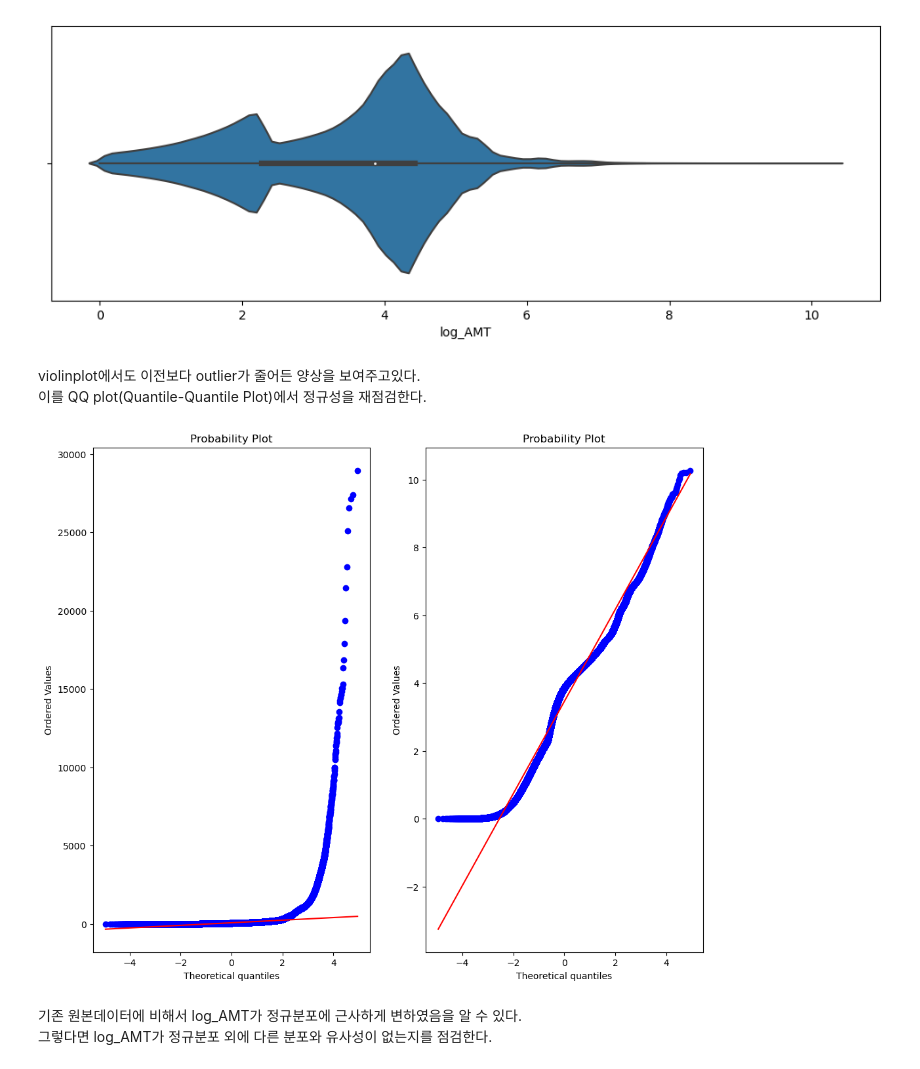
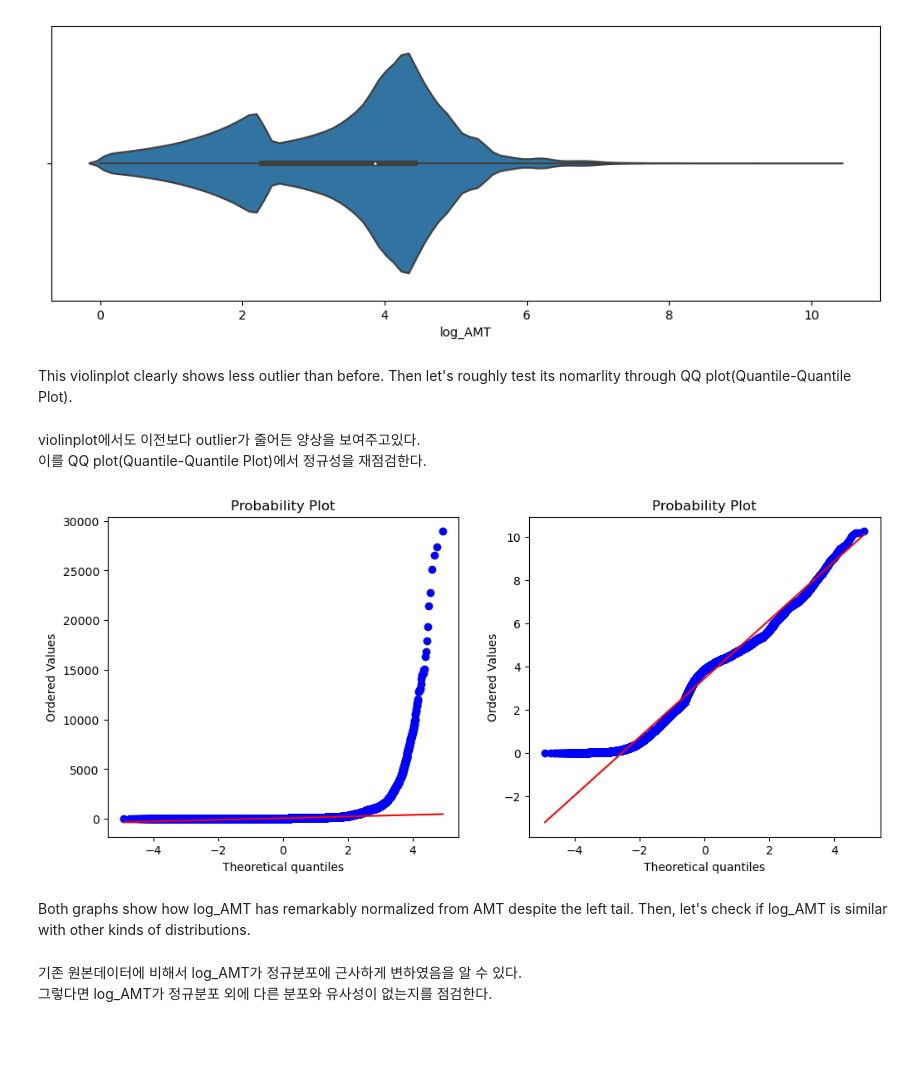
Before and after one commit to skmanzg/FraudDectectionProject2023, a Jupyter notebook: Data_Wrangling_part2.ipynb, the cells around one changed output. Saved outputs shown, nothing was run; the diff lists cells and outputs as text; code cells hidden in the pictures; blank space fills up the shorter version.

```diff
--- a/Data_Wrangling_part2.ipynb
+++ b/Data_Wrangling_part2.ipynb
@@ -345,21 +381,25 @@ sns.violinplot(x= 'log_AMT', data=df)
 plt.show()
 # %% [output]
 [figure]
+# %% [markdown]
+This violinplot clearly shows less outlier than before. Then let's roughly test its nomarlity through QQ plot(Quantile-Quantile Plot).
 # %% [markdown]
 violinplot에서도 이전보다 outlier가 줄어든 양상을 보여주고있다.
 이를 QQ plot(Quantile-Quantile Plot)에서 정규성을 재점검한다.
 # %%
 from scipy import stats
 
-fig = plt.figure(figsize = (12,10))
+fig = plt.figure(figsize = (12,5))
 
 fig.add_subplot(1,2,1)
 res = stats.probplot(df['AMT'], plot=plt)
 
 fig.add_subplot(1,2,2)
 res = stats.probplot(df['log_AMT'], plot=plt)
 # %% [output]
-[figure, old version]
+[figure, new version]
+# %% [markdown]
+Both graphs show how log_AMT has remarkably normalized from AMT despite the left tail. Then, let's check if log_AMT is similar with other kinds of distributions.
 # %% [markdown]
 기존 원본데이터에 비해서 log_AMT가 정규분포에 근사하게 변하였음을 알 수 있다.
 그렇다면 log_AMT가 정규분포 외에 다른 분포와 유사성이 없는지를 점검한다.
```
Also changed, not shown: parts of 55 cells of this notebook, 6 other files.
